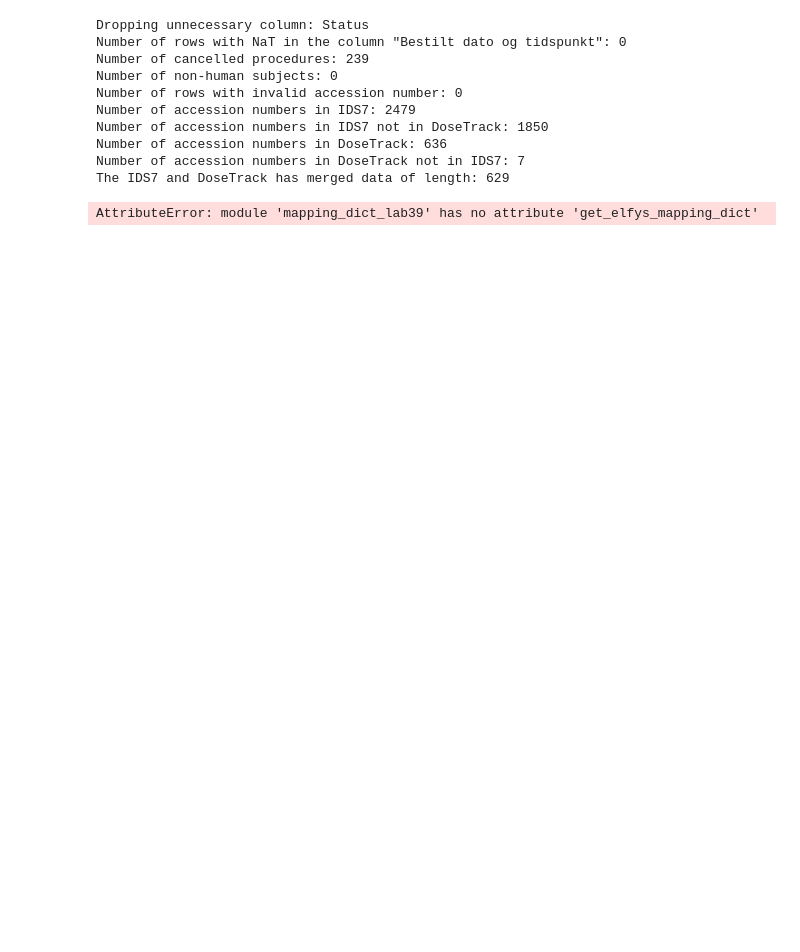
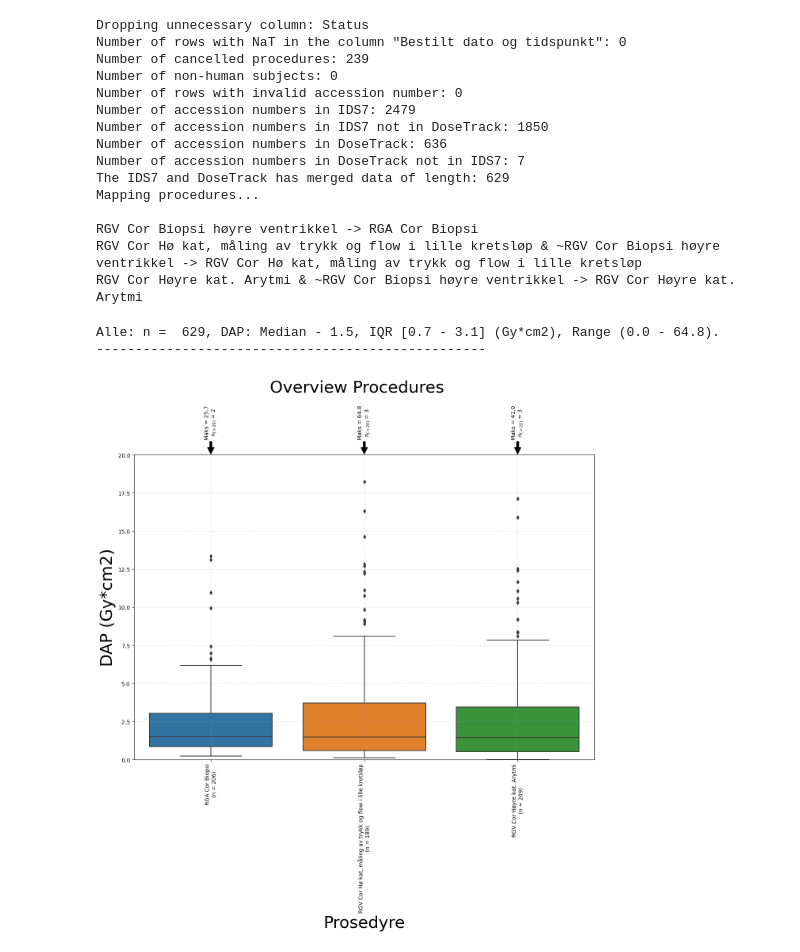
Before and after one commit to bjornhel/XA_DoseAnalysis, a Jupyter notebook: Code/script_repdose_lab39.ipynb, the cells around one changed output. Drawn from its saved outputs; the diff is of its cells as text; code cells hidden in the pictures; blank space fills up the shorter version.

```diff
--- a/Code/script_repdose_lab39.ipynb
+++ b/Code/script_repdose_lab39.ipynb
@@ -40,7 +40,7 @@ mapping_dict = lab39_dict.get_lab39_mapping_dict()
 # First we perform mapping on selected procedures:
 data = bh_map.map_procedures(data, mapping_dict, True)
 
-del df_dt, df_ids7 #, mapping_dict
+del df_dt, df_ids7, mapping_dict
 # %% [output]
 Dropping unnecessary column: Status
 Number of rows with NaT in the column "Bestilt dato og tidspunkt": 0
@@ -52,4 +52,8 @@ Number of accession numbers in IDS7 not in DoseTrack: 1850
 Number of accession numbers in DoseTrack: 636
 Number of accession numbers in DoseTrack not in IDS7: 7
 The IDS7 and DoseTrack has merged data of length: 629
+Mapping procedures...
+
+RGV Cor Biopsi høyre ventrikkel -> RGA Cor Biopsi
+RGV Cor Hø kat, måling av trykk og flow i lille kretsløp & ~RGV Cor Biopsi høyre ventrikkel -> RGV Cor Hø kat, måling av trykk og flow i lille kretsløp
+RGV Cor Høyre kat. Arytmi & ~RGV Cor Biopsi høyre ventrikkel -> RGV Cor Høyre kat. Arytmi
-AttributeError: module 'mapping_dict_lab39' has no attribute 'get_elfys_mapping_dict'
@@ -62 +62,8 @@ print(path + 'IDS7_RRH_Lab39.xlsx')
+# %%
+bh_report.print_summary(data)
+bh_plot.plot_representative_dose_by_procedure(data[data!='Unmapped'])
+# %% [output]
+Alle: n =  629, DAP: Median - 1.5, IQR [0.7 - 3.1] (Gy*cm2), Range (0.0 - 64.8).
+--------------------------------------------------
+[figure, added]
 # %%
```
Also changed, not shown: parts of 12 cells of this notebook.
